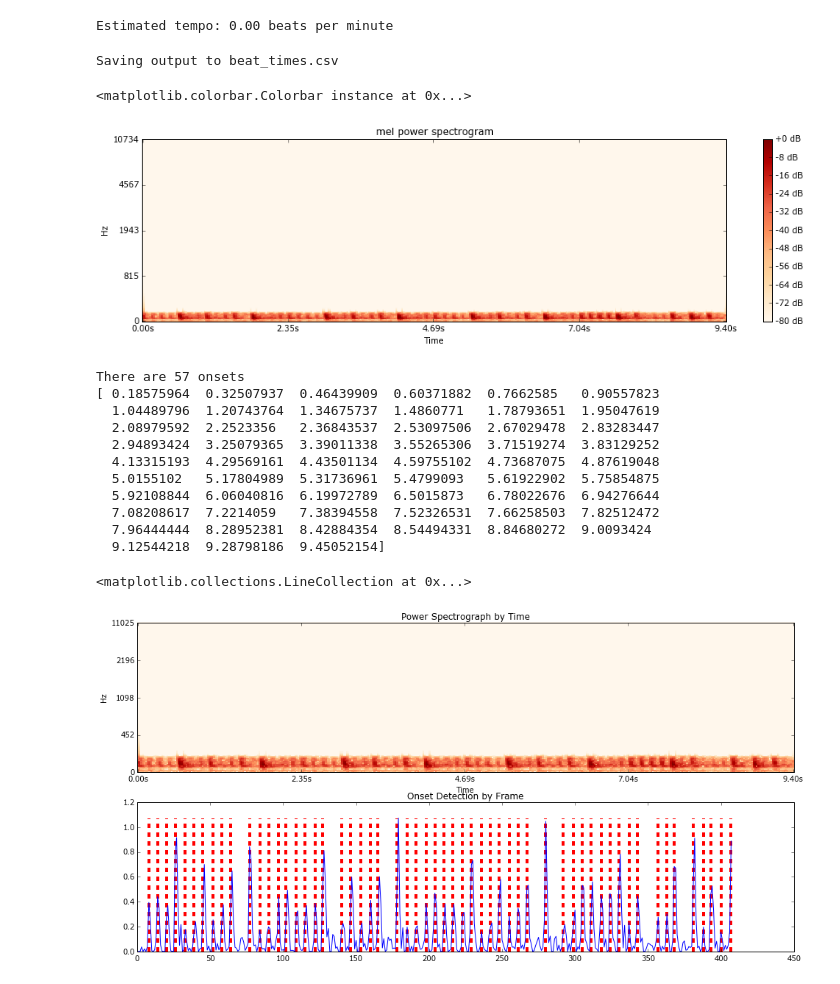
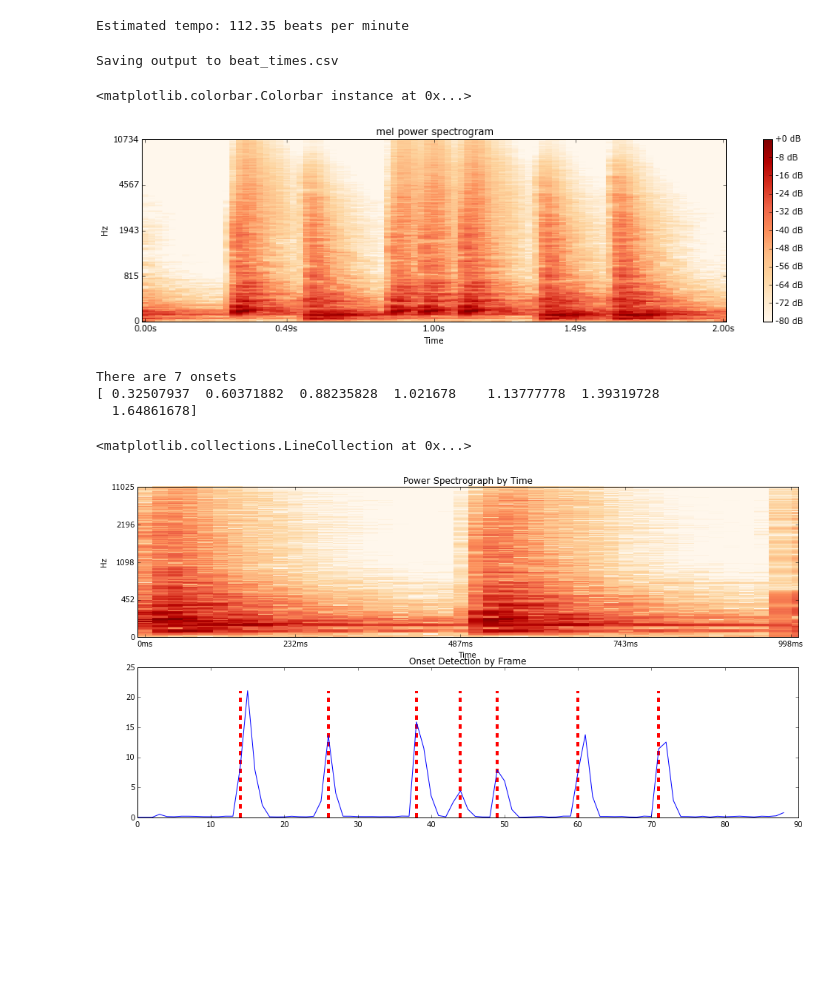
Before and after one commit to dsiah/Drum-Research, a Jupyter notebook: LibrosaStarter.ipynb, the cells around one changed output. Cells and saved outputs as stored; diff of their text form; code cells hidden in the pictures; blank space fills up the shorter version.

Commit message:
samples added and more addition to Librosa Starter

```diff
--- a/LibrosaStarter.ipynb
+++ b/LibrosaStarter.ipynb
@@ -7,8 +7,7 @@ import IPython.display
 # has to be set in order to show the image in notebook
 %matplotlib inline
 # %%
-# y, sr = librosa.load("/Users/muddCS15/Documents/Drumz/1-top-bongo-102.wav")
-y, sr = librosa.load("/Users/muddCS15/Documents/Drumz/1-bottom-bongo-102.wav")
+y, sr = librosa.load("/Users/muddCS15/Documents/RealDrums/and-kick-snare.wav", duration=2.00, offset=13.00)
 # returns a numpy array series => assigned to y
 #   and the sampling rate of y => assigned to sr (signal rate)
 # %%
@@ -20,7 +19,7 @@ tempo, beat_frames = librosa.beat.beat_track(y=y, sr=sr)
 # %%
 print('Estimated tempo: {:.2f} beats per minute'.format(tempo))
 # %% [output]
-Estimated tempo: 0.00 beats per minute
+Estimated tempo: 112.35 beats per minute
 # %%
 # Save the frames to CSV
 beat_times = librosa.frames_to_time(beat_frames, sr=sr)
@@ -42,11 +41,9 @@ plt.figure(figsize=(16,4))
 librosa.display.specshow(log_S, sr=sr, x_axis='time', y_axis='mel')
 plt.title('mel power spectrogram')
 plt.colorbar(format='%+02.0f dB')
-
-# TODO: add the beat_times to the mel power spectrogram
 # %% [output]
 <matplotlib.colorbar.Colorbar instance at 0x...>
-[figure, old version]
+[figure, new version]
 # %%
 onset_frames = librosa.onset.onset_detect(y=y, sr=sr)
 # %%
@@ -55,29 +52,21 @@ print  "There are %d onsets" % len(onset_times)
 print onset_times
 o_env = librosa.onset.onset_strength(y, sr=sr)
 # %% [output]
-There are 57 onsets
-[ 0.18575964  0.32507937  0.46439909  0.60371882  0.7662585   0.90557823
-  1.04489796  1.20743764  1.34675737  1.4860771   1.78793651  1.95047619
-  2.08979592  2.2523356   2.36843537  2.53097506  2.67029478  2.83283447
-  2.94893424  3.25079365  3.39011338  3.55265306  3.71519274  3.83129252
-  4.13315193  4.29569161  4.43501134  4.59755102  4.73687075  4.87619048
-  5.0155102   5.17804989  5.31736961  5.4799093   5.61922902  5.75854875
-  5.92108844  6.06040816  6.19972789  6.5015873   6.78022676  6.94276644
-  7.08208617  7.2214059   7.38394558  7.52326531  7.66258503  7.82512472
-  7.96444444  8.28952381  8.42884354  8.54494331  8.84680272  9.0093424
-  9.12544218  9.28798186  9.45052154]
+There are 7 onsets
+[ 0.32507937  0.60371882  0.88235828  1.021678    1.13777778  1.39319728
+  1.64861678]
 # %%
-D = np.abs(librosa.stft(y))**2
+D = np.abs(librosa.stft(y2))**2
 plt.figure(figsize=(16,8))
 
 plt.subplot(2, 1, 1)
 plt.title('Power Spectrograph by Time')
 librosa.display.specshow(librosa.logamplitude(D, ref_power=np.max), x_axis='time', y_axis='log')
 
 plt.subplot(2, 1, 2)
 plt.title('Onset Detection by Frame')
 plt.plot(o_env, label="Onset strength")
 plt.vlines(onset_frames, 0, o_env.max(), color='r', linewidth=4.00, linestyles="--")
 # %% [output]
 <matplotlib.collections.LineCollection at 0x...>
-[figure, old version]
+[figure, new version]
```
Also changed, not shown: parts of 6 cells of this notebook, 12 other files.
